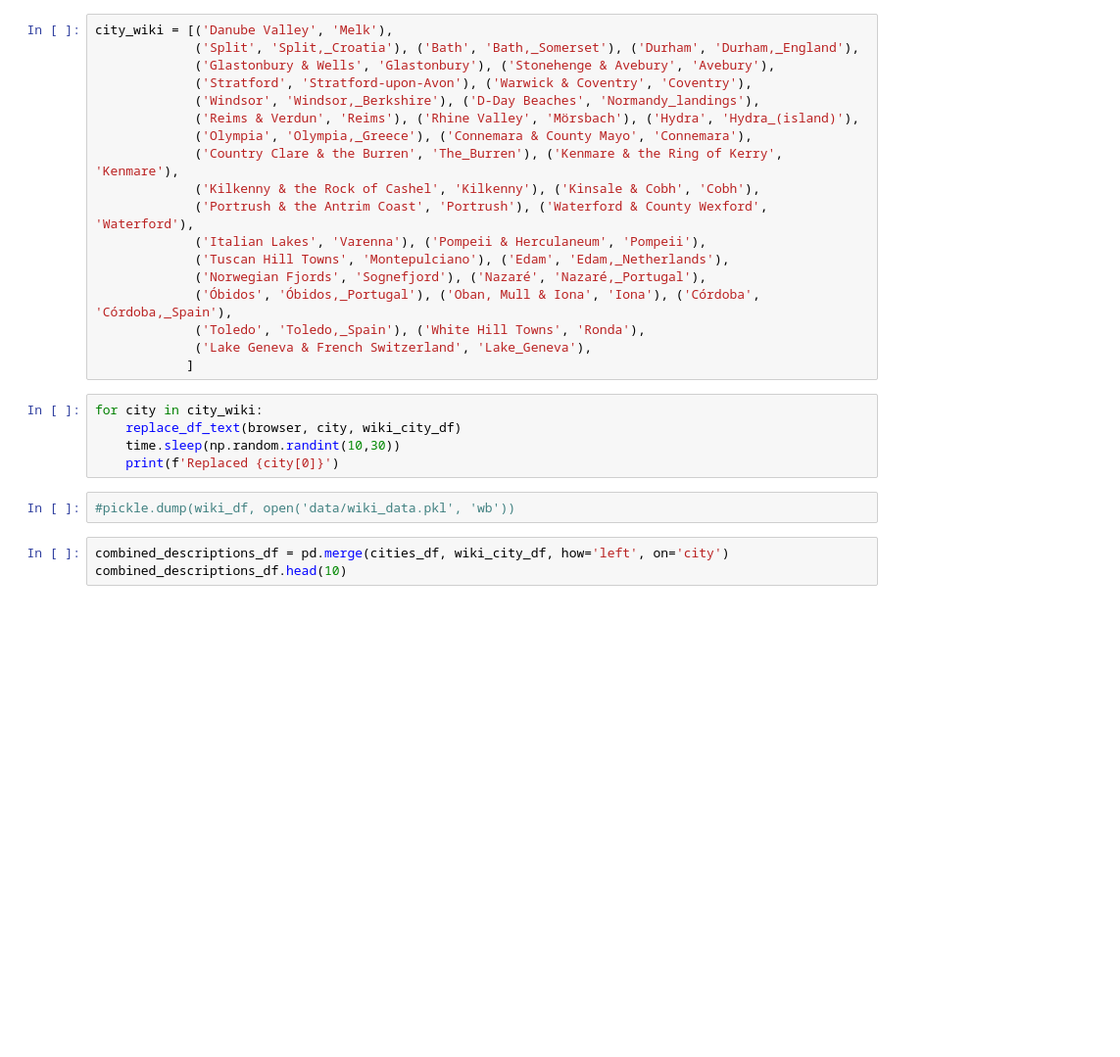
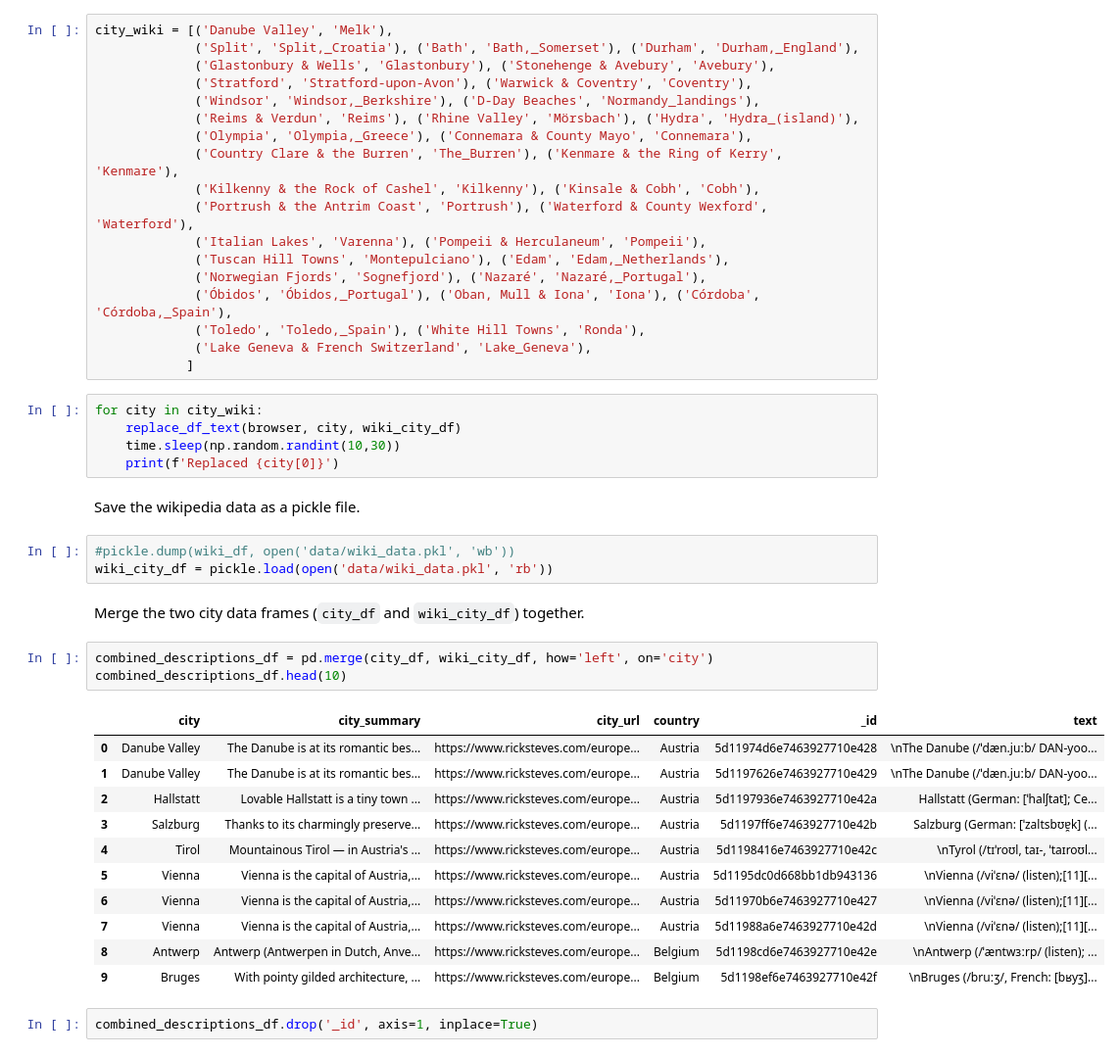
Before and after one commit to kayschulz/travel_destination_recommendation, a Jupyter notebook: collect_data.ipynb, the cells around one changed output. Shown at 98% size. Drawn from its saved outputs; the diff is of its cells as text; blank space fills up the shorter version.

```diff
--- a/collect_data.ipynb
+++ b/collect_data.ipynb
@@ -289,8 +274,27 @@ for city in city_wiki:
     replace_df_text(browser, city, wiki_city_df)
     time.sleep(np.random.randint(10,30))
     print(f'Replaced {city[0]}')
+# %% [markdown]
+Save the wikipedia data as a pickle file.
 # %%
 #pickle.dump(wiki_df, open('data/wiki_data.pkl', 'wb'))
+wiki_city_df = pickle.load(open('data/wiki_data.pkl', 'rb'))
+# %% [markdown]
+Merge the two city data frames (`city_df` and `wiki_city_df`) together.
 # %%
-combined_descriptions_df = pd.merge(cities_df, wiki_city_df, how='left', on='city')
+combined_descriptions_df = pd.merge(city_df, wiki_city_df, how='left', on='city')
 combined_descriptions_df.head(10)
+# %% [output]
+|  | city | city_summary | city_url | country | _id | text |
+| 0 | Danube Valley | The Danube is at its romantic bes... | https://www.ricksteves.com/europe... | Austria | 5d11974d6e7463927710e428 | \nThe Danube (/ˈdæn.juːb/ DAN-yoo... |
+| 1 | Danube Valley | The Danube is at its romantic bes... | https://www.ricksteves.com/europe... | Austria | 5d1197626e7463927710e429 | \nThe Danube (/ˈdæn.juːb/ DAN-yoo... |
+| 2 | Hallstatt | Lovable Hallstatt is a tiny town ... | https://www.ricksteves.com/europe... | Austria | 5d1197936e7463927710e42a | Hallstatt (German: [ˈhalʃtat]; Ce... |
+| 3 | Salzburg | Thanks to its charmingly preserve... | https://www.ricksteves.com/europe... | Austria | 5d1197ff6e7463927710e42b | Salzburg (German: [ˈzaltsbʊɐ̯k] (... |
+| 4 | Tirol | Mountainous Tirol — in Austria's ... | https://www.ricksteves.com/europe... | Austria | 5d1198416e7463927710e42c | \nTyrol (/tɪˈroʊl, taɪ-, ˈtaɪroʊl... |
+| 5 | Vienna | Vienna is the capital of Austria,... | https://www.ricksteves.com/europe... | Austria | 5d1195dc0d668bb1db943136 | \nVienna (/viˈɛnə/ (listen);[11][... |
+| 6 | Vienna | Vienna is the capital of Austria,... | https://www.ricksteves.com/europe... | Austria | 5d11970b6e7463927710e427 | \nVienna (/viˈɛnə/ (listen);[11][... |
+| 7 | Vienna | Vienna is the capital of Austria,... | https://www.ricksteves.com/europe... | Austria | 5d11988a6e7463927710e42d | \nVienna (/viˈɛnə/ (listen);[11][... |
+| 8 | Antwerp | Antwerp (Antwerpen in Dutch, Anve... | https://www.ricksteves.com/europe... | Belgium | 5d1198cd6e7463927710e42e | \nAntwerp (/ˈæntwɜːrp/ (listen); ... |
+| 9 | Bruges | With pointy gilded architecture, ... | https://www.ricksteves.com/europe... | Belgium | 5d1198ef6e7463927710e42f | \nBruges (/bruːʒ/, French: [bʁyʒ]... |
+# %%
+combined_descriptions_df.drop('_id', axis=1, inplace=True)
```
Also changed, not shown: parts of 34 cells of this notebook, 8 other files.
